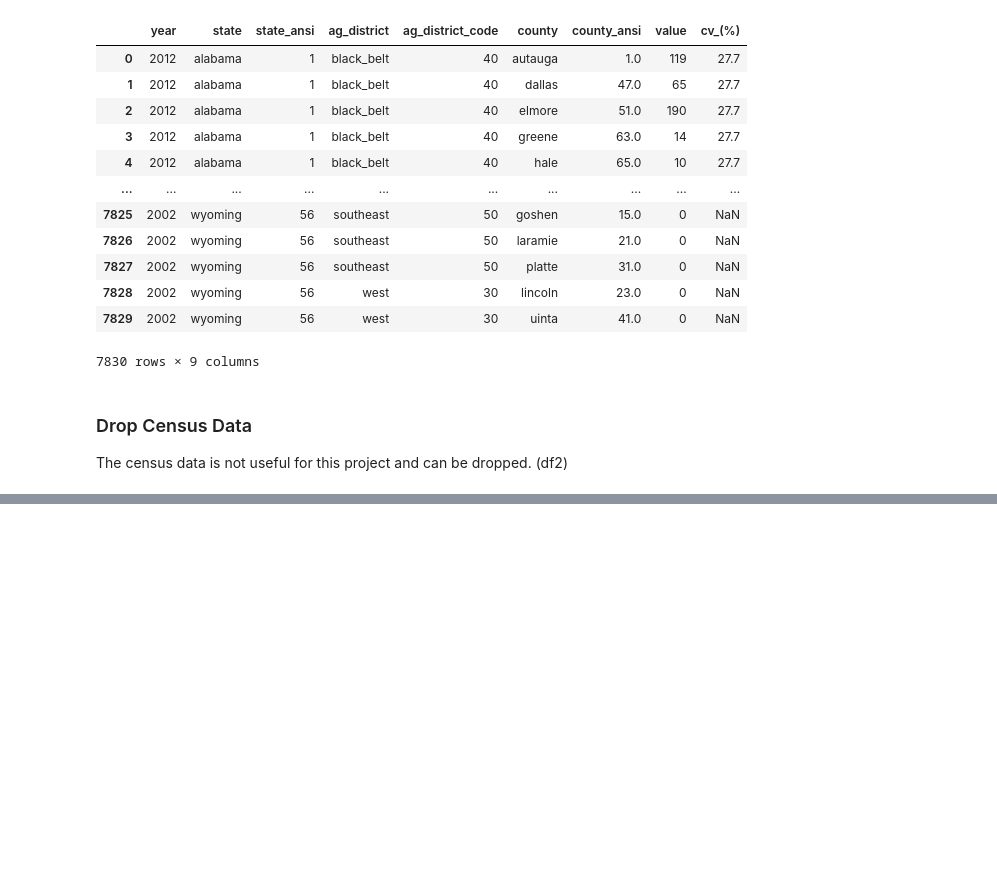
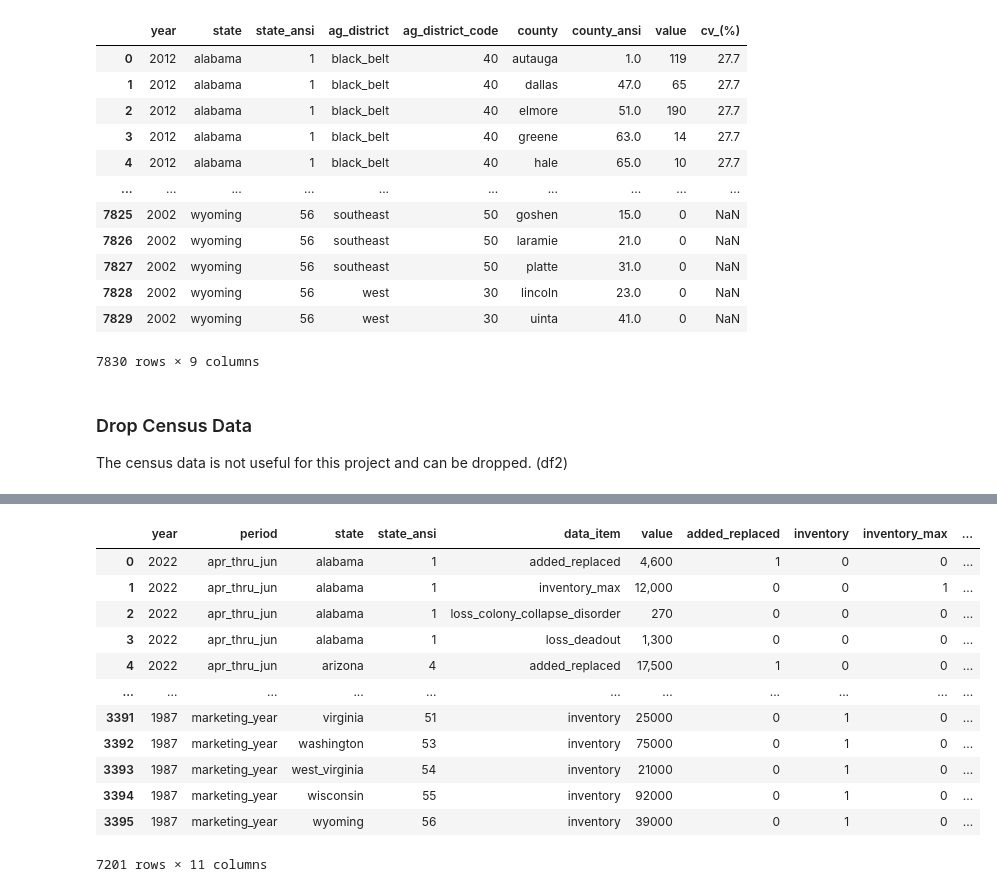
Before and after one commit to Honey-Bee-Roundup-Capstone/dash-repo, a Jupyter notebook: acquisition.ipynb, the cells around one changed output, grey strips where cells are left out. Saved outputs shown, nothing was run; the diff lists cells and outputs as text; code cells hidden in the pictures; blank space fills up the shorter version.

Commit message:
new data

```diff
--- a/acquisition.ipynb
+++ b/acquisition.ipynb
@@ -670,0 +789,4 @@ The census data is not useful for this project and can be dropped. (df2)
+# %%
+survey.data_item = survey.data_item.str.replace(',','')
+# %%
+survey.data_item = survey.data_item.str.replace('added__replaced','added_replaced')
@@ -670,0 +920,3 @@ The census data is not useful for this project and can be dropped. (df2)
+# %%
+dummy_df = pd.get_dummies(survey['data_item'])
+dummy_df
@@ -670,0 +937,18 @@ The census data is not useful for this project and can be dropped. (df2)
+# %%
+survey = pd.concat([survey, dummy_df], axis=1)
+# %%
+survey
+# %% [output]
+|  | year | period | state | state_ansi | data_item | value | added_replaced | inventory | inventory_max | ... |
+| 0 | 2022 | apr_thru_jun | alabama | 1 | added_replaced | 4,600 | 1 | 0 | 0 | ... |
+| 1 | 2022 | apr_thru_jun | alabama | 1 | inventory_max | 12,000 | 0 | 0 | 1 | ... |
+| 2 | 2022 | apr_thru_jun | alabama | 1 | loss_colony_collapse_disorder | 270 | 0 | 0 | 0 | ... |
+| 3 | 2022 | apr_thru_jun | alabama | 1 | loss_deadout | 1,300 | 0 | 0 | 0 | ... |
+| 4 | 2022 | apr_thru_jun | arizona | 4 | added_replaced | 17,500 | 1 | 0 | 0 | ... |
+| ... | ... | ... | ... | ... | ... | ... | ... | ... | ... | ... |
+| 3391 | 1987 | marketing_year | virginia | 51 | inventory | 25000 | 0 | 1 | 0 | ... |
+| 3392 | 1987 | marketing_year | washington | 53 | inventory | 75000 | 0 | 1 | 0 | ... |
+| 3393 | 1987 | marketing_year | west_virginia | 54 | inventory | 21000 | 0 | 1 | 0 | ... |
+| 3394 | 1987 | marketing_year | wisconsin | 55 | inventory | 92000 | 0 | 1 | 0 | ... |
+| 3395 | 1987 | marketing_year | wyoming | 56 | inventory | 39000 | 0 | 1 | 0 | ... |
+7201 rows × 11 columns
```
Also changed, not shown: parts of 56 cells of this notebook.
